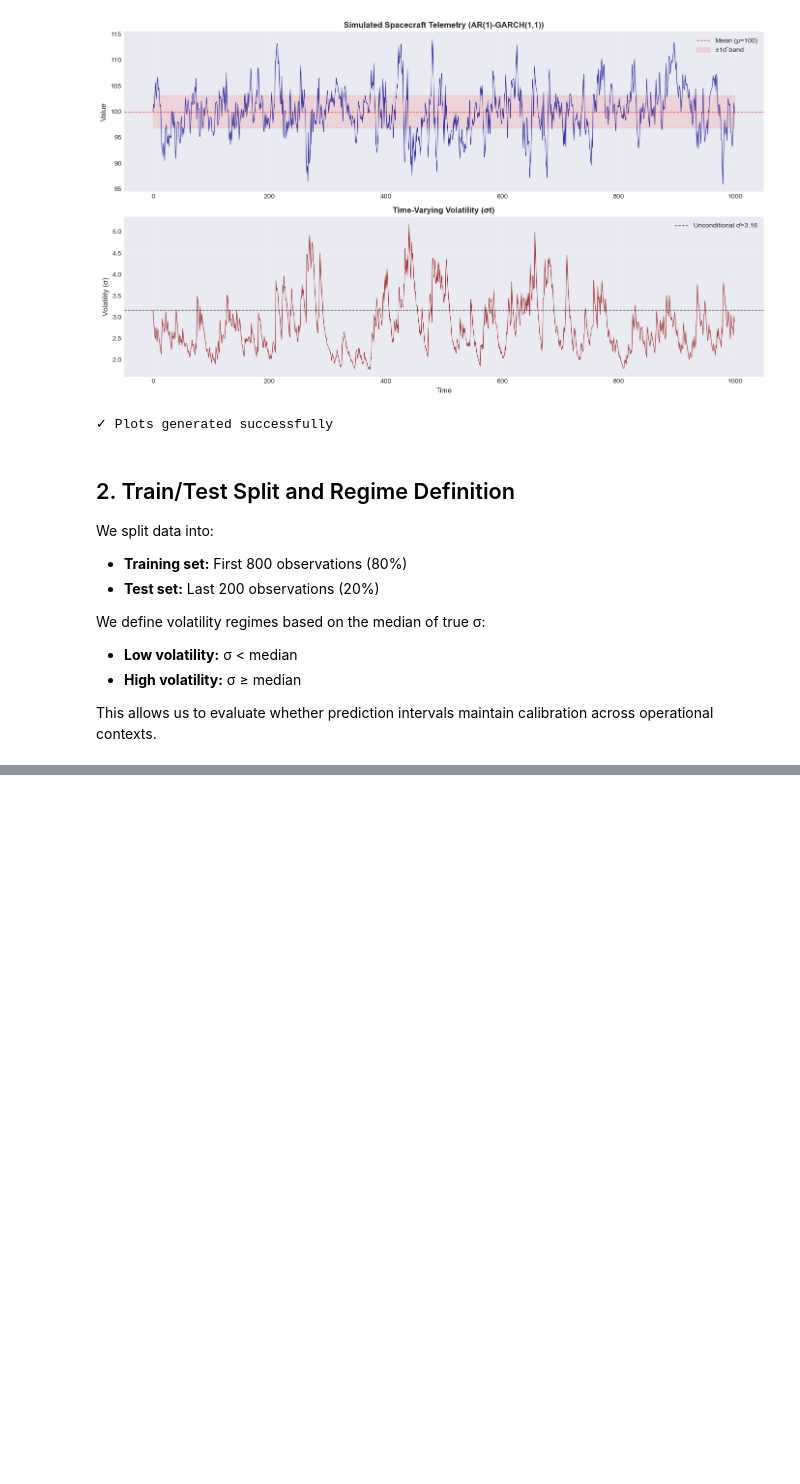
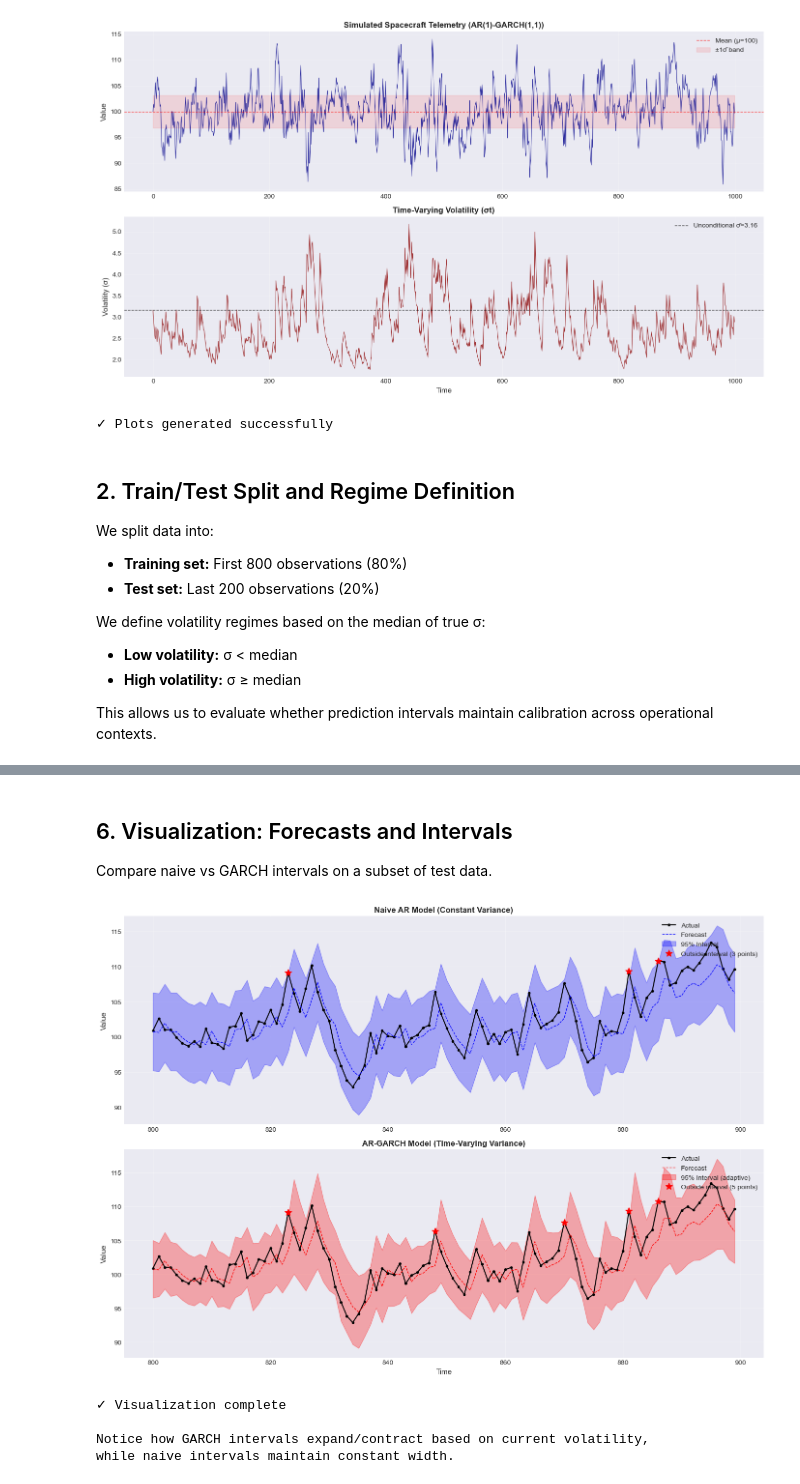
Before and after one commit to ReehanCodes/telemetry-volatility-forecasting, a Jupyter notebook: garch_analysis.ipynb, the cells around one changed output, grey strips where cells are left out. Saved outputs shown, nothing was run; the diff lists cells and outputs as text; code cells hidden in the pictures; blank space fills up the shorter version.

```diff
--- a/garch_analysis.ipynb
+++ b/garch_analysis.ipynb
@@ -194,0 +222,18 @@ print(test_df.groupby('regime')['sigma'].mean().round(2))
+# %%
+# Fit AR(1) model on training data
+ar_model = AutoReg(train_df['y'], lags=1, trend='c')
+ar_fitted = ar_model.fit()
+
+# Extract estimated parameters
+sigma_constant = np.sqrt(ar_fitted.sigma2)
+
+print("=== NAIVE AR(1) MODEL ===")
+print(f"\nEstimated parameters:")
+print(f"  Constant (c): {ar_fitted.params[0]:.4f}")
+print(f"  AR(1) coefficient (φ): {ar_fitted.params[1]:.4f}")
+print(f"  Constant variance (σ²): {ar_fitted.sigma2:.4f}")
+print(f"  Constant std dev (σ): {sigma_constant:.4f}")
+print(f"\nTrue parameters:")
+print(f"  Mean (μ): {mu}")
+print(f"  AR(1) coefficient (φ): {phi}")
+print(f"  Unconditional σ̄: {sigma_bar:.4f}")
@@ -194,0 +504,58 @@ print(test_df.groupby('regime')['sigma'].mean().round(2))
+# %% [markdown]
+## 6. Visualization: Forecasts and Intervals
+
+Compare naive vs GARCH intervals on a subset of test data.
+# %%
+# Plot a subset of test data to visualize intervals
+plot_start = 0
+plot_end = 100
+
+subset = test_df.iloc[plot_start:plot_end].copy()
+
+fig, axes = plt.subplots(2, 1, figsize=(14, 10))
+
+# Naive model
+axes[0].plot(subset['time'], subset['y'], 'ko-', label='Actual', linewidth=1.5, markersize=3)
+axes[0].plot(subset['time'], subset['naive_forecast'], 'b--', label='Forecast', linewidth=1)
+axes[0].fill_between(subset['time'],
+                       subset['naive_lower'],
+                       subset['naive_upper'],
+                       alpha=0.3, color='blue', label='95% Interval')
+# Highlight points outside interval
+outside_naive = subset[~subset['naive_covered']]
+axes[0].plot(outside_naive['time'], outside_naive['y'], 'r*',
+             markersize=10, label=f'Outside interval ({len(outside_naive)} points)')
+axes[0].set_title('Naive AR Model (Constant Variance)', fontsize=12, fontweight='bold')
+axes[0].set_ylabel('Value', fontsize=11)
+axes[0].legend(loc='upper right')
+axes[0].grid(True, alpha=0.3)
+
+# GARCH model
+axes[1].plot(subset['time'], subset['y'], 'ko-', label='Actual', linewidth=1.5, markersize=3)
+axes[1].plot(subset['time'], subset['garch_forecast'], 'r--', label='Forecast', linewidth=1)
+axes[1].fill_between(subset['time'],
+                       subset['garch_lower'],
+                       subset['garch_upper'],
+                       alpha=0.3, color='red', label='95% Interval (adaptive)')
+# Highlight points outside interval
+outside_garch = subset[~subset['garch_covered']]
+axes[1].plot(outside_garch['time'], outside_garch['y'], 'r*',
+             markersize=10, label=f'Outside interval ({len(outside_garch)} points)')
+axes[1].set_title('AR-GARCH Model (Time-Varying Variance)', fontsize=12, fontweight='bold')
+axes[1].set_xlabel('Time', fontsize=11)
+axes[1].set_ylabel('Value', fontsize=11)
+axes[1].legend(loc='upper right')
+axes[1].grid(True, alpha=0.3)
+
+plt.tight_layout()
+plt.show()
+
+print("Visualization complete")
+print(f"\nNotice how GARCH intervals expand/contract based on current volatility,")
+print(f"while naive intervals maintain constant width.")
+# %% [output]
+[figure, added]
+✓ Visualization complete
+
+Notice how GARCH intervals expand/contract based on current volatility,
+while naive intervals maintain constant width.
```
Also changed, not shown: parts of 13 cells of this notebook, 5 other files.
